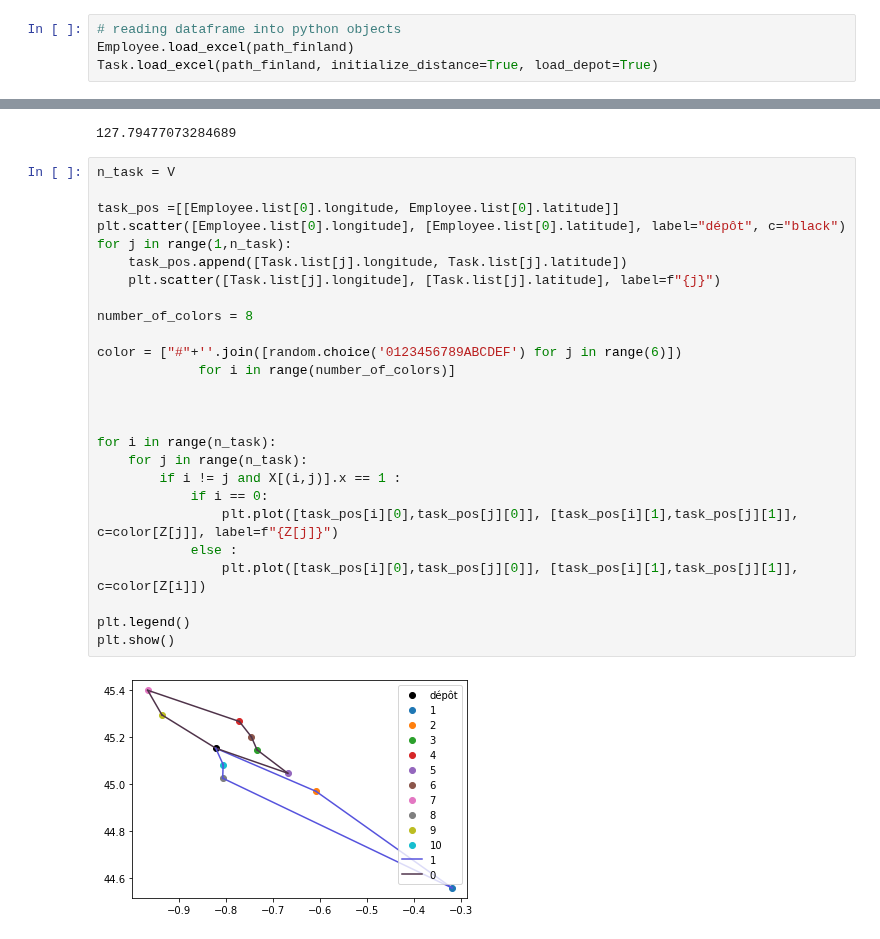
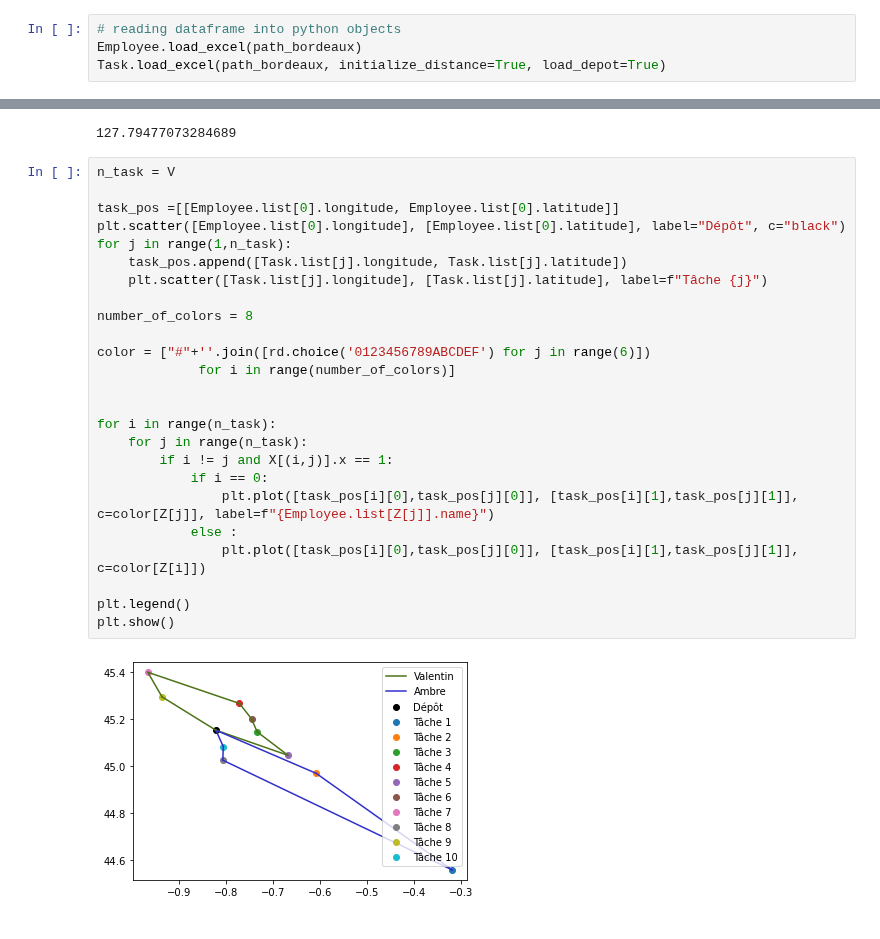
Before and after one commit to AubynKen/DecisionBrain, a Jupyter notebook: ST7.ipynb, the cells around one changed output, grey strips where cells are left out. Drawn from its saved outputs; the diff is of its cells as text.

```diff
--- a/ST7.ipynb
+++ b/ST7.ipynb
@@ -224,7 +228,7 @@ from file_paths import path_finland
 # %%
 # reading dataframe into python objects
-Employee.load_excel(path_finland)
-Task.load_excel(path_finland, initialize_distance=True, load_depot=True)
+Employee.load_excel(path_bordeaux)
+Task.load_excel(path_bordeaux, initialize_distance=True, load_depot=True)
 # %%
 V = len(Employee.list)
 T = len(Task.list)
@@ -360,28 +361,27 @@ max([Task.distance[i,j] for i in range(V) for j in range(V)])/Employee.speed
 # %%
 n_task = V
 
 task_pos =[[Employee.list[0].longitude, Employee.list[0].latitude]]
-plt.scatter([Employee.list[0].longitude], [Employee.list[0].latitude], label="dépôt", c="black")
+plt.scatter([Employee.list[0].longitude], [Employee.list[0].latitude], label="Dépôt", c="black")
 for j in range(1,n_task):
     task_pos.append([Task.list[j].longitude, Task.list[j].latitude])
-    plt.scatter([Task.list[j].longitude], [Task.list[j].latitude], label=f"{j}")
+    plt.scatter([Task.list[j].longitude], [Task.list[j].latitude], label=f"Tâche {j}")
 
 number_of_colors = 8
 
-color = ["#"+''.join([random.choice('0123456789ABCDEF') for j in range(6)])
+color = ["#"+''.join([rd.choice('0123456789ABCDEF') for j in range(6)])
              for i in range(number_of_colors)]
-
 
 
 for i in range(n_task):
     for j in range(n_task):
-        if i != j and X[(i,j)].x == 1 :
+        if i != j and X[(i,j)].x == 1:
             if i == 0:
-                plt.plot([task_pos[i][0],task_pos[j][0]], [task_pos[i][1],task_pos[j][1]], c=color[Z[j]], label=f"{Z[j]}")
+                plt.plot([task_pos[i][0],task_pos[j][0]], [task_pos[i][1],task_pos[j][1]], c=color[Z[j]], label=f"{Employee.list[Z[j]].name}")
             else :
                 plt.plot([task_pos[i][0],task_pos[j][0]], [task_pos[i][1],task_pos[j][1]], c=color[Z[i]])
 
 plt.legend()
 plt.show()
 # %% [output]
-[figure, old version]
+[figure, new version]
```
Also changed, not shown: parts of 8 cells of this notebook.
